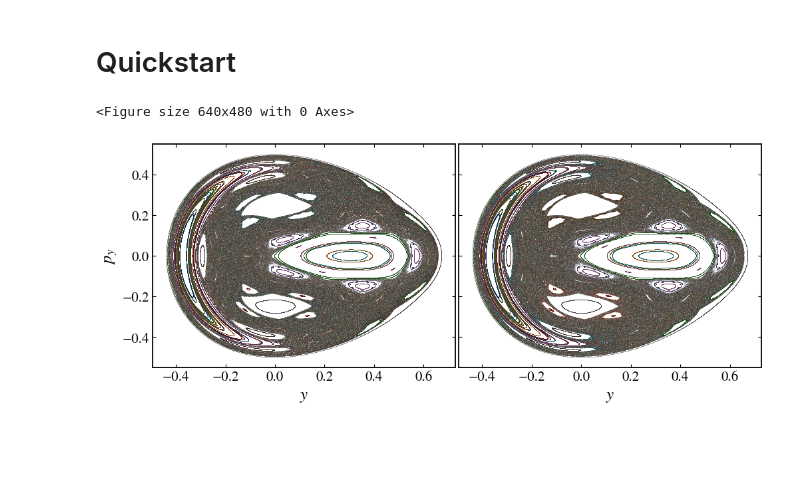
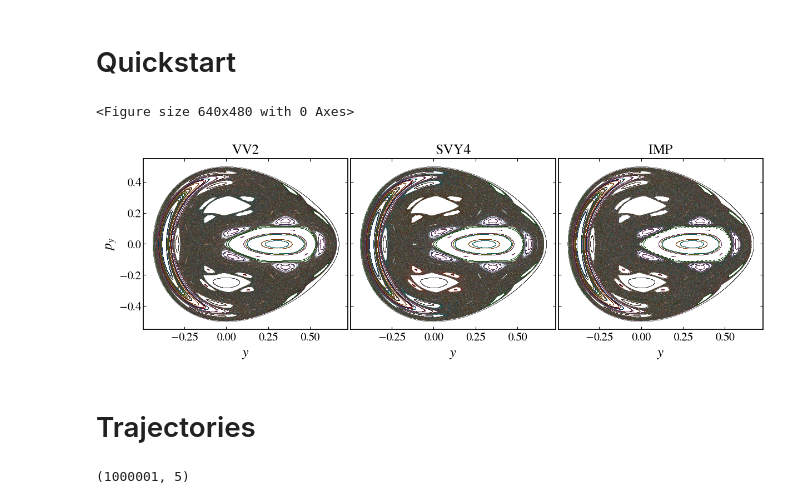
Before and after one commit to mrolims/pynamicalsys, a Jupyter notebook: docs/source/_static/hamiltonian_system_tutorial.ipynb, the cells around one changed output. Drawn from its saved outputs; the diff is of its cells as text; code cells hidden in the pictures; blank space fills up the shorter version.

```diff
--- a/docs/source/_static/hamiltonian_system_tutorial.ipynb
+++ b/docs/source/_static/hamiltonian_system_tutorial.ipynb
@@ -51,23 +53,37 @@ hs.integrator("svy4", time_step=time_step)
 q0 = q.copy()
 p0 = p.copy()
 PS_svy4 = hs.poincare_section(q0, p0, num_intersections)
+# %%
+hs.integrator("imp", time_step=time_step)
+q0 = q.copy()
+p0 = p.copy()
+PS_imp = hs.poincare_section(q0, p0, num_intersections)
 # %%
-ps = PlotStyler(fontsize=18, markersize=0.25, markeredgewidth=0)
+fontsize = 18
+ps = PlotStyler(fontsize=fontsize, markersize=0.25, markeredgewidth=0)
 ps.apply_style()
 
 colors = sns.color_palette("tab10", num_ic)
-fig, ax = plt.subplots(1, 2, sharex=True, sharey=True, figsize=(10, 4))
+fig, ax = plt.subplots(1, 3, sharex=True, sharey=True, figsize=(12, 4))
 
 for i in range(num_ic):
     ax[0].plot(PS_vv2[i, :, 2], PS_vv2[i, :, 4], "o", c=colors[i])
     ax[1].plot(PS_svy4[i, :, 2], PS_svy4[i, :, 4], "o", c=colors[i])
+    ax[2].plot(PS_imp[i, :, 2], PS_imp[i, :, 4], "o", c=colors[i])
 
 ax[0].set_xlabel("$y$")
+ax[0].set_ylabel("$p_y$")
+ax[0].set_title("VV2", fontsize=fontsize)
 ax[1].set_xlabel("$y$")
-ax[0].set_ylabel("$p_y$")
+ax[1].set_title("SVY4", fontsize=fontsize)
+ax[2].set_xlabel("$y$")
+ax[2].set_title("IMP", fontsize=fontsize)
+
 
 plt.tight_layout(pad=0.2)
 plt.savefig(f"{path_figures}/henon_heiles_poincare_section.png", dpi=400)
 # %% [output]
 <Figure size 640x480 with 0 Axes>
-[figure, old version]
+[figure, new version]
+# %% [markdown]
+# Trajectories
@@ -73,0 +139,4 @@ plt.savefig(f"{path_figures}/henon_heiles_poincare_section.png", dpi=400)
+# %%
+traj_vv2.shape
+# %% [output]
+(1000001, 5)
```
Also changed, not shown: parts of 21 cells of this notebook, 8 other files.
